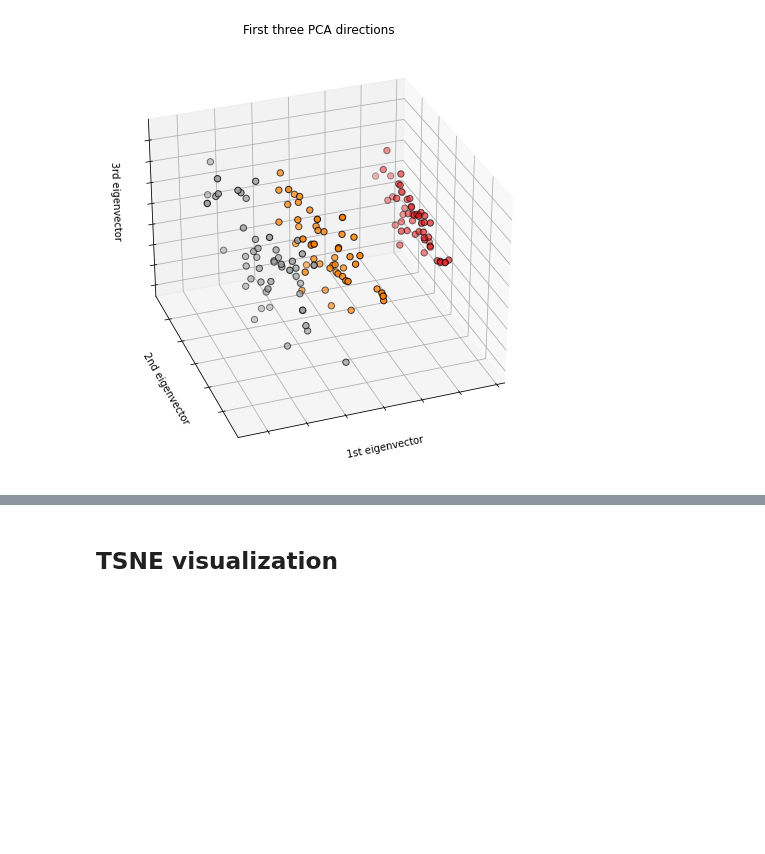
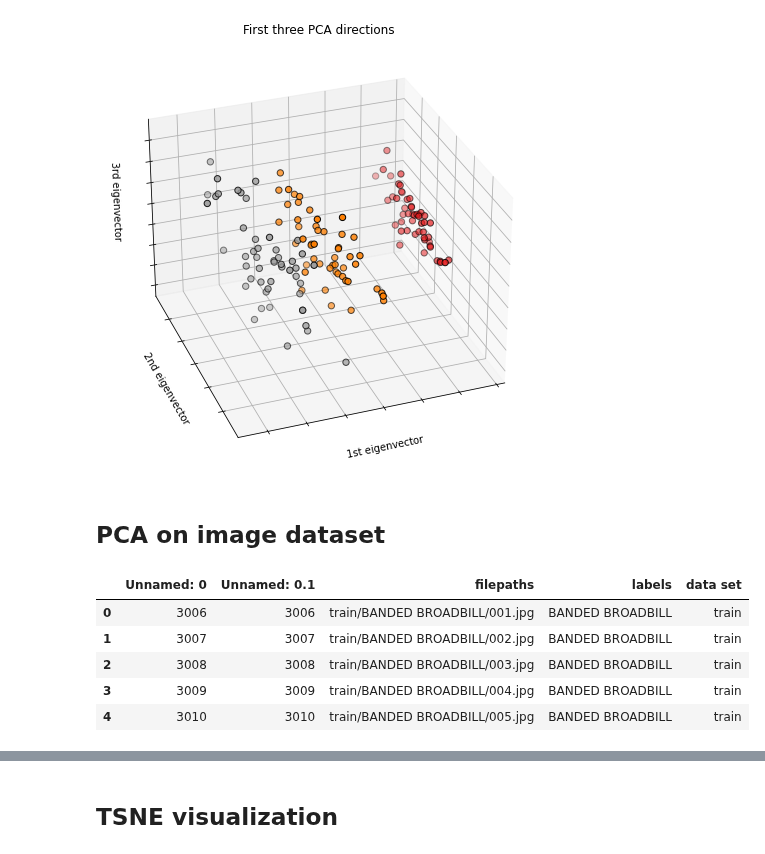
Before and after one commit to silvererudite/30-for-30-ml-projects, a Jupyter notebook: visualizations/tsne-vs-umap-vs-pca.ipynb, the cells around one changed output, grey strips where cells are left out. Cells and saved outputs as stored; diff of their text form; code cells hidden in the pictures; blank space fills up the shorter version.

```diff
--- a/visualizations/tsne-vs-umap-vs-pca.ipynb
+++ b/visualizations/tsne-vs-umap-vs-pca.ipynb
@@ -102,3 +124,16 @@ ax.w_zaxis.set_ticklabels([])
 plt.show()
 # %% [output]
 [figure]
+# %% [markdown]
+## PCA on image dataset
+# %%
+folder_path = '/kaggle/input/bird-speciestiny/train/'
+df_image = pd.read_csv('/kaggle/input/bird-speciestiny/bird-species-tiny.csv')
+df_image.head()
+# %% [output]
+|  | Unnamed: 0 | Unnamed: 0.1 | filepaths | labels | data set |
+| 0 | 3006 | 3006 | train/BANDED BROADBILL/001.jpg | BANDED BROADBILL | train |
+| 1 | 3007 | 3007 | train/BANDED BROADBILL/002.jpg | BANDED BROADBILL | train |
+| 2 | 3008 | 3008 | train/BANDED BROADBILL/003.jpg | BANDED BROADBILL | train |
+| 3 | 3009 | 3009 | train/BANDED BROADBILL/004.jpg | BANDED BROADBILL | train |
+| 4 | 3010 | 3010 | train/BANDED BROADBILL/005.jpg | BANDED BROADBILL | train |
```
Also changed, not shown: parts of 10 cells of this notebook.
